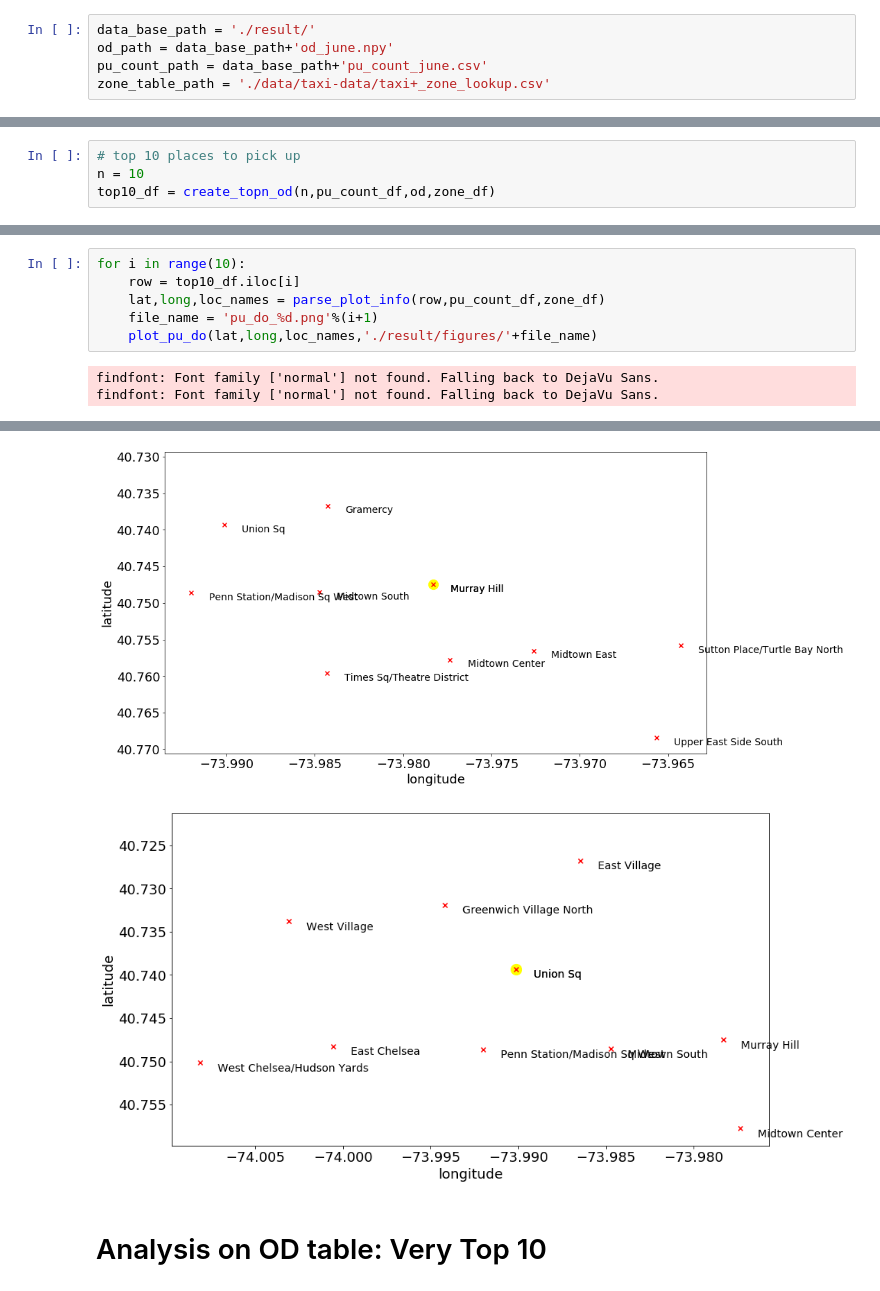
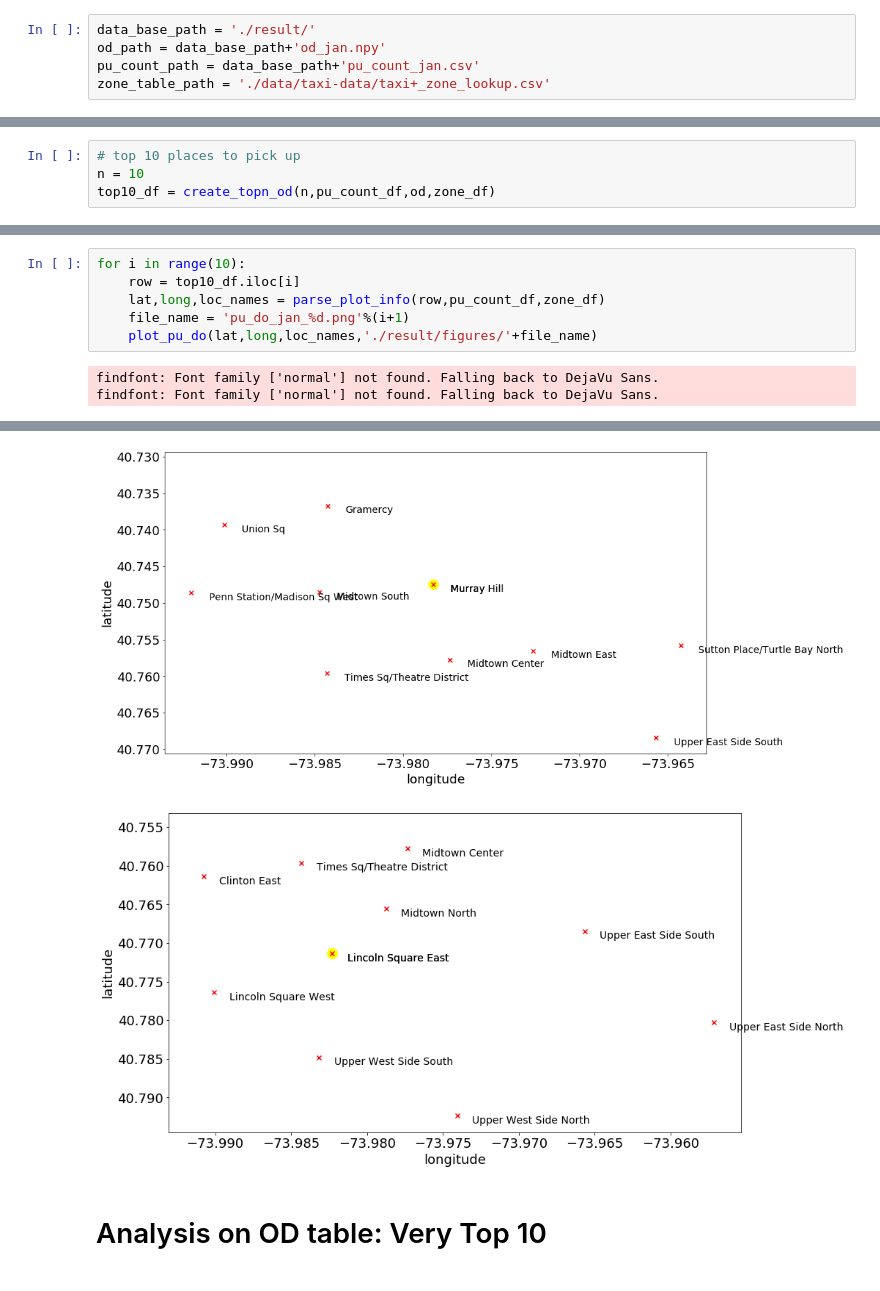
Before and after one commit to rewu1993/smart-taxi, a Jupyter notebook: data_exploration.ipynb, the cells around one changed output, grey strips where cells are left out. Drawn from its saved outputs; the diff is of its cells as text.

```diff
--- a/data_exploration.ipynb
+++ b/data_exploration.ipynb
@@ -4,8 +4,8 @@ import numpy as np
 from utils.od_utils import *
 # %%
 data_base_path = './result/'
-od_path = data_base_path+'od_june.npy'
-pu_count_path = data_base_path+'pu_count_june.csv'
+od_path = data_base_path+'od_jan.npy'
+pu_count_path = data_base_path+'pu_count_jan.csv'
 zone_table_path = './data/taxi-data/taxi+_zone_lookup.csv'
 # %%
 zone_df = pd.read_csv(zone_table_path)
@@ -37,7 +37,7 @@ top10_df
 for i in range(10):
     row = top10_df.iloc[i]
     lat,long,loc_names = parse_plot_info(row,pu_count_df,zone_df)
-    file_name = 'pu_do_%d.png'%(i+1)
+    file_name = 'pu_do_jan_%d.png'%(i+1)
     plot_pu_do(lat,long,loc_names,'./result/figures/'+file_name)
 # %% [output]
 findfont: Font family ['normal'] not found. Falling back to DejaVu Sans.
@@ -53,5 +53,5 @@ findfont: Font family ['normal'] not found. Falling back to DejaVu Sans.
 [figure]
-[figure, old version]
+[figure, new version]
 # %% [markdown]
 # Analysis on OD table: Very Top 10
 # %%
```
Also changed, not shown: parts of 5 cells of this notebook, 21 other files.
